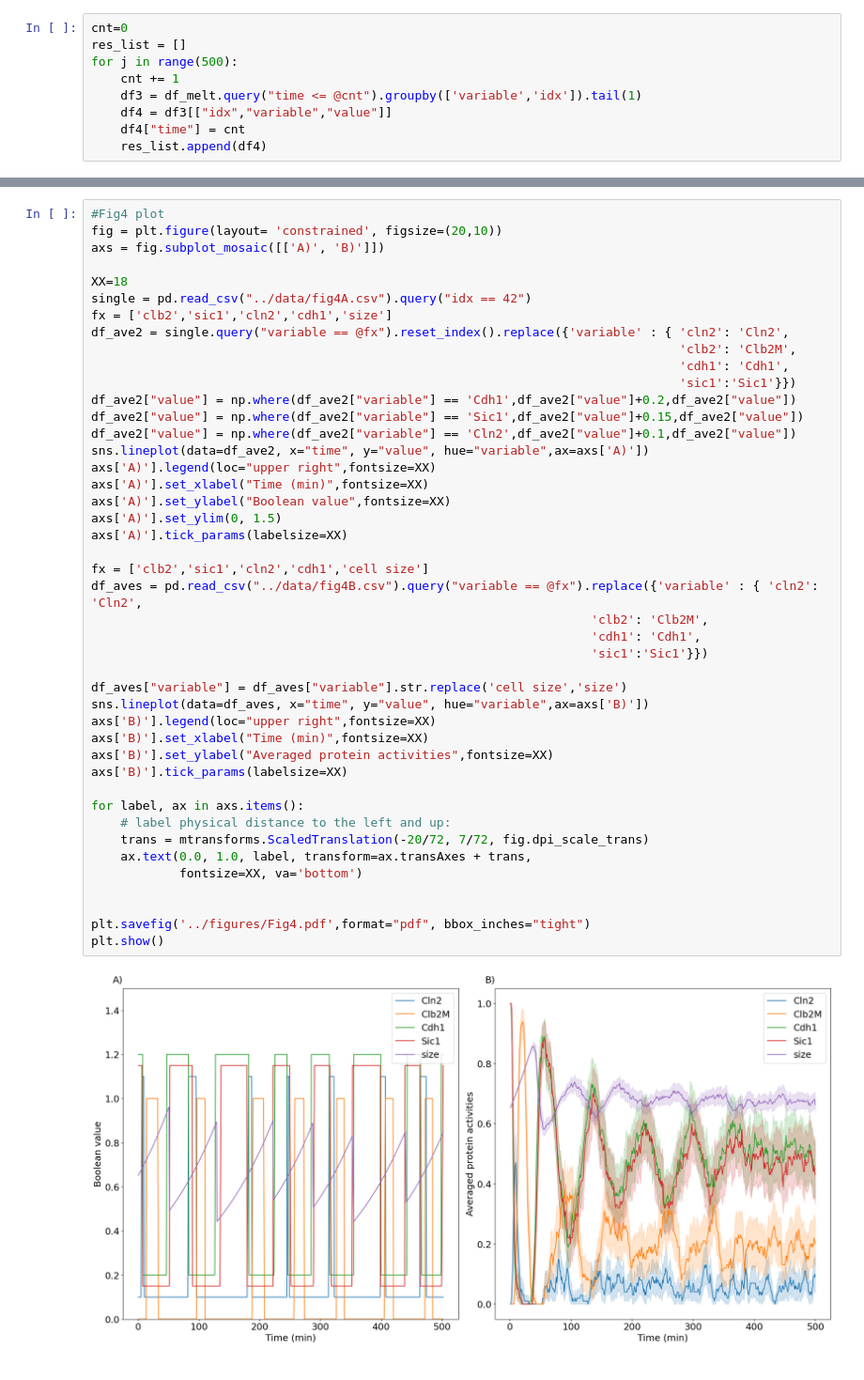
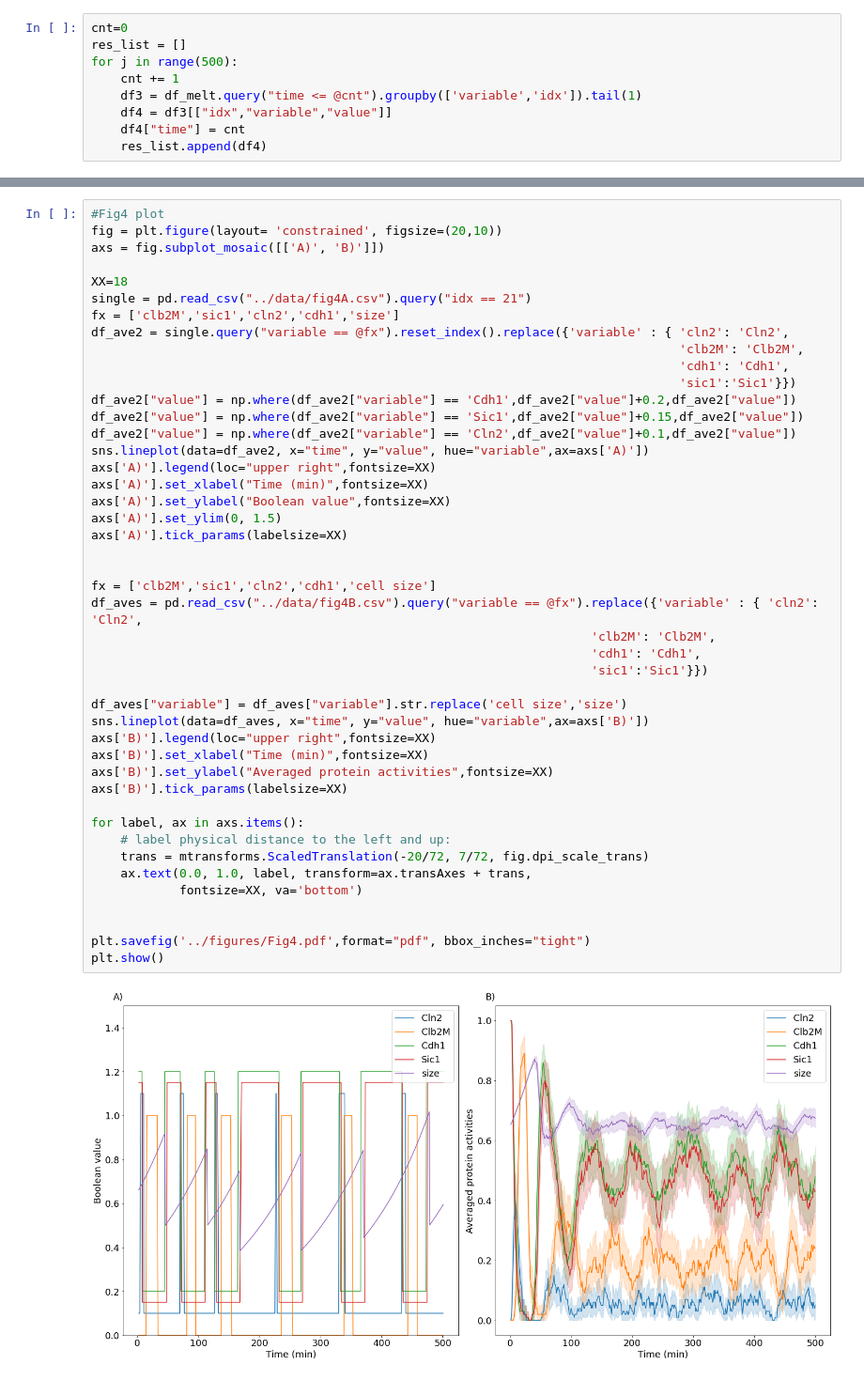
Before and after one commit to Ktaoma/A-continuous-time-Boolean-model-of-the-endocycle-events-in-budding-yeast, a Jupyter notebook: codes/simulate-Fig4.ipynb, the cells around one changed output, grey strips where cells are left out. Shown at 94% size. Cells and saved outputs as stored; diff of their text form.

```diff
--- a/codes/simulate-Fig4.ipynb
+++ b/codes/simulate-Fig4.ipynb
@@ -337,43 +337,44 @@ fig = plt.figure(layout= 'constrained', figsize=(20,10))
 axs = fig.subplot_mosaic([['A)', 'B)']])
 
 XX=18
-single = pd.read_csv("../data/fig4A.csv").query("idx == 42")
-fx = ['clb2','sic1','cln2','cdh1','size']
+single = pd.read_csv("../data/fig4A.csv").query("idx == 21")
+fx = ['clb2M','sic1','cln2','cdh1','size']
 df_ave2 = single.query("variable == @fx").reset_index().replace({'variable' : { 'cln2': 'Cln2',
-                                                                                'clb2': 'Clb2M',
+                                                                                'clb2M': 'Clb2M',
                                                                                 'cdh1': 'Cdh1',
                                                                                 'sic1':'Sic1'}})
 df_ave2["value"] = np.where(df_ave2["variable"] == 'Cdh1',df_ave2["value"]+0.2,df_ave2["value"])
 df_ave2["value"] = np.where(df_ave2["variable"] == 'Sic1',df_ave2["value"]+0.15,df_ave2["value"])
 df_ave2["value"] = np.where(df_ave2["variable"] == 'Cln2',df_ave2["value"]+0.1,df_ave2["value"])
 sns.lineplot(data=df_ave2, x="time", y="value", hue="variable",ax=axs['A)'])
 axs['A)'].legend(loc="upper right",fontsize=XX)
 axs['A)'].set_xlabel("Time (min)",fontsize=XX)
 axs['A)'].set_ylabel("Boolean value",fontsize=XX)
 axs['A)'].set_ylim(0, 1.5)
 axs['A)'].tick_params(labelsize=XX)
 
-fx = ['clb2','sic1','cln2','cdh1','cell size']
+
+fx = ['clb2M','sic1','cln2','cdh1','cell size']
 df_aves = pd.read_csv("../data/fig4B.csv").query("variable == @fx").replace({'variable' : { 'cln2': 'Cln2',
-                                                                    'clb2': 'Clb2M',
+                                                                    'clb2M': 'Clb2M',
                                                                     'cdh1': 'Cdh1',
                                                                     'sic1':'Sic1'}})
 
 df_aves["variable"] = df_aves["variable"].str.replace('cell size','size')
 sns.lineplot(data=df_aves, x="time", y="value", hue="variable",ax=axs['B)'])
 axs['B)'].legend(loc="upper right",fontsize=XX)
 axs['B)'].set_xlabel("Time (min)",fontsize=XX)
 axs['B)'].set_ylabel("Averaged protein activities",fontsize=XX)
 axs['B)'].tick_params(labelsize=XX)
 
 for label, ax in axs.items():
     # label physical distance to the left and up:
     trans = mtransforms.ScaledTranslation(-20/72, 7/72, fig.dpi_scale_trans)
     ax.text(0.0, 1.0, label, transform=ax.transAxes + trans,
             fontsize=XX, va='bottom')
 
 
 plt.savefig('../figures/Fig4.pdf',format="pdf", bbox_inches="tight")
 plt.show()
 # %% [output]
-[figure, old version]
+[figure, new version]
```
Also changed, not shown: parts of 3 cells of this notebook.
